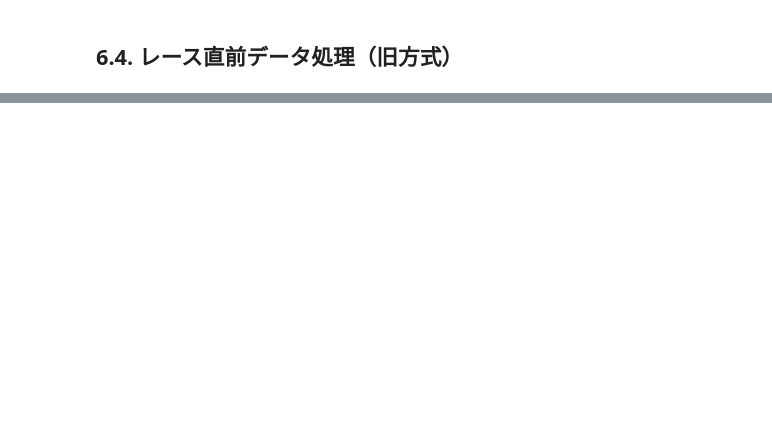
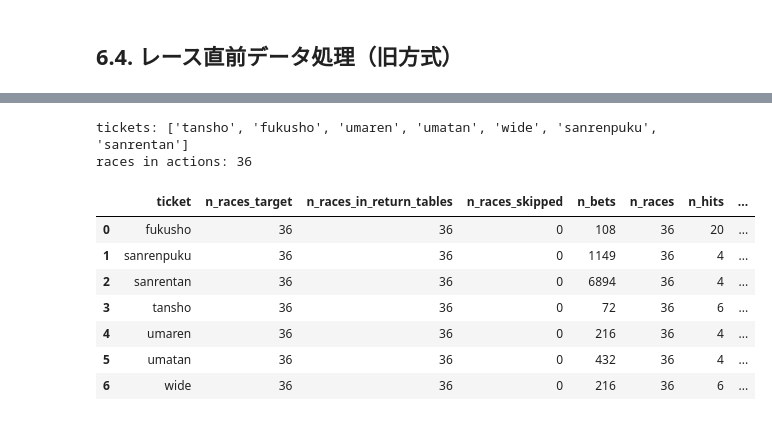
Before and after one commit to B21020/MyKeiba-AI_v2, a Jupyter notebook: main.ipynb, the cells around one changed output, grey strips where cells are left out. Saved outputs shown, nothing was run; the diff lists cells and outputs as text; code cells hidden in the pictures; blank space fills up the shorter version.

```diff
--- a/main.ipynb
+++ b/main.ipynb
@@ -5054,0 +4056,9 @@ preprocessingモジュール再インポート完了
+# %%
+# --- 3) スコア算出（レース内標準化） ---
+score_table_20251220 = keiba_ai.calc_score(X_shutuba_20251220, score_policy)
+print('score_table_20251220 shape:', score_table_20251220.shape)
+display(score_table_20251220.head())
+
+if ResultsCols.UMABAN in score_table_20251220.columns:
+    score_table_20251220[ResultsCols.UMABAN] = pd.to_numeric(score_table_20251220[ResultsCols.UMABAN], errors='coerce').astype('Int64')
+score_table_20251220['race_id'] = score_table_20251220['race_id'].astype(str)
@@ -5054,0 +4078,71 @@ preprocessingモジュール再インポート完了
+# %%
+# --- 4) 券種別ルールで actions を作る → 回収率を集計 ---
+# 6.5で定義済みなら再利用、無ければここで定義
+if 'build_actions_by_ticket' not in globals():
+    def _top_umaban(df_1race: pd.DataFrame, n: int) -> list[int]:
+        df = df_1race.sort_values('score', ascending=False)
+        uma = df[ResultsCols.UMABAN].dropna().astype(int).tolist()
+        return uma[:n]
+
+    def build_actions_by_ticket(score_table: pd.DataFrame) -> dict[str, dict]:
+        actions_by_ticket: dict[str, dict] = {
+            'tansho': {},
+            'fukusho': {},
+            'umaren': {},
+            'umatan': {},
+            'wide': {},
+            'sanrenpuku': {},
+            'sanrentan': {},
+        }
+        for rid, df_r in score_table.groupby('race_id'):
+            n_horses = len(df_r)
+            top2 = _top_umaban(df_r, 2) if n_horses >= 1 else []
+            top3 = _top_umaban(df_r, 3) if n_horses >= 1 else []
+            top4 = _top_umaban(df_r, 4) if n_horses >= 1 else []
+            if n_horses <= 13:
+                topN_tri = max(3, (n_horses + 1) // 2)
+            else:
+                topN_tri = 7
+            top_tri = _top_umaban(df_r, topN_tri) if n_horses >= 1 else []
+
+            actions_by_ticket['tansho'][rid] = {'tansho': top2}
+            actions_by_ticket['fukusho'][rid] = {'fukusho': top3}
+            actions_by_ticket['umaren'][rid] = {'umaren': top4 if len(top4) >= 2 else []}
+            actions_by_ticket['umatan'][rid] = {'umatan': top4 if len(top4) >= 2 else []}
+            actions_by_ticket['wide'][rid] = {'wide': top4 if len(top4) >= 2 else []}
+            actions_by_ticket['sanrenpuku'][rid] = {'sanrenpuku': top_tri if len(top_tri) >= 3 else []}
+            actions_by_ticket['sanrentan'][rid] = {'sanrentan': top_tri if len(top_tri) >= 3 else []}
+        return actions_by_ticket
+
+actions_by_ticket_20251220 = build_actions_by_ticket(score_table_20251220)
+print('tickets:', list(actions_by_ticket_20251220.keys()))
+print('races in actions:', len(actions_by_ticket_20251220['tansho']))
+
+rows = []
+detail_by_ticket_20251220 = {}
+for ticket, actions_ticket in actions_by_ticket_20251220.items():
+    returns_per_race = simulator.calc_returns_per_race(actions_ticket)
+    returns = simulator.calc_returns(actions_ticket)
+    detail_by_ticket_20251220[ticket] = returns_per_race.sort_index()
+    skipped_races = len(actions_ticket) - returns_per_race.index.nunique()
+    rows.append({
+        'ticket': ticket,
+        'n_races_target': len(actions_ticket),
+        'n_races_in_return_tables': returns_per_race.index.nunique(),
+        'n_races_skipped': skipped_races,
+        **returns,
+    })
+
+summary_20251220 = pd.DataFrame(rows).sort_values('ticket').reset_index(drop=True)
+display(summary_20251220)
+# %% [output]
+tickets: ['tansho', 'fukusho', 'umaren', 'umatan', 'wide', 'sanrenpuku', 'sanrentan']
+races in actions: 36
+|  | ticket | n_races_target | n_races_in_return_tables | n_races_skipped | n_bets | n_races | n_hits | ... |
+| 0 | fukusho | 36 | 36 | 0 | 108 | 36 | 20 | ... |
+| 1 | sanrenpuku | 36 | 36 | 0 | 1149 | 36 | 4 | ... |
+| 2 | sanrentan | 36 | 36 | 0 | 6894 | 36 | 4 | ... |
+| 3 | tansho | 36 | 36 | 0 | 72 | 36 | 6 | ... |
+| 4 | umaren | 36 | 36 | 0 | 216 | 36 | 4 | ... |
+| 5 | umatan | 36 | 36 | 0 | 432 | 36 | 4 | ... |
+| 6 | wide | 36 | 36 | 0 | 216 | 36 | 6 | ... |
```
Also changed, not shown: parts of 130 cells of this notebook, 4 other files.
